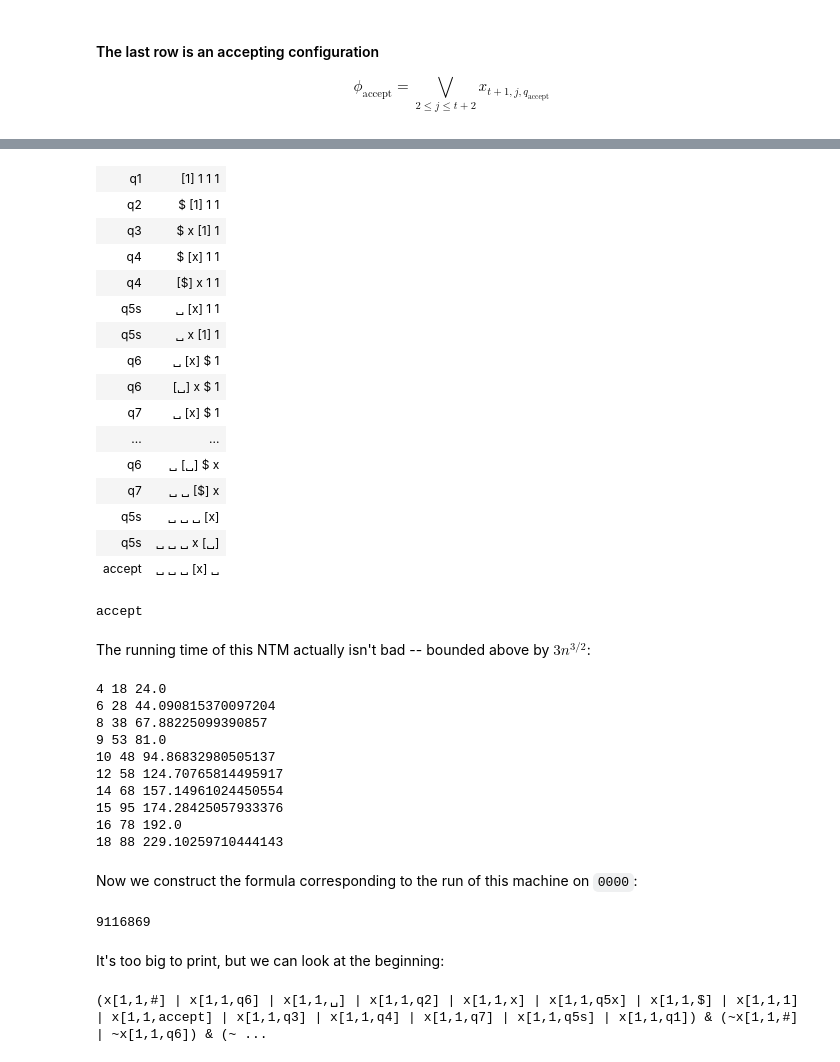
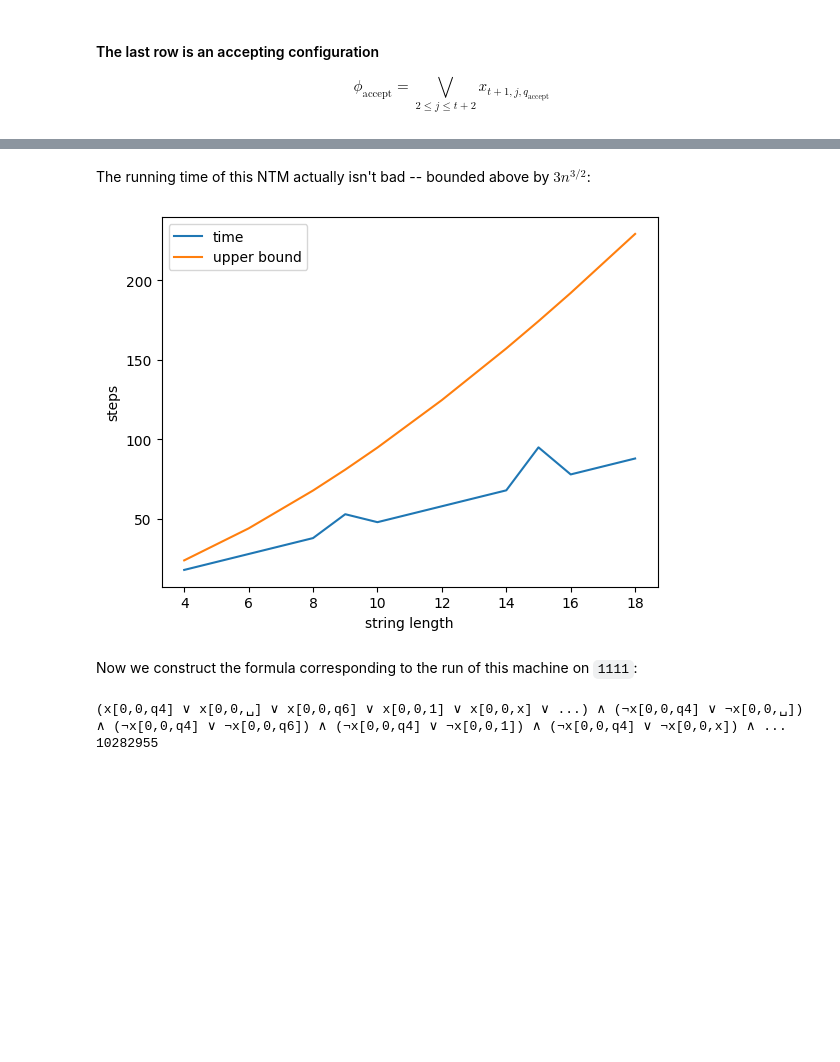
Before and after one commit to ND-CSE-30151/spring-2025, a Jupyter notebook: notes/30-cooklevin.ipynb, the cells around one changed output, grey strips where cells are left out. Drawn from its saved outputs; the diff is of its cells as text; code cells hidden in the pictures; blank space fills up the shorter version.

```diff
--- a/notes/30-cooklevin.ipynb
+++ b/notes/30-cooklevin.ipynb
@@ -139,2 +180,0 @@ m
-# %%
-run(m, ["1"]*4)
@@ -143,52 +181,30 @@ run(m, ["1"]*4)
-# %%
-run(m, ["1"]*4).shortest_path()
-# %% [output]
-| q1 | [1] 1 1 1 |
-| q2 | $ [1] 1 1 |
-| q3 | $ x [1] 1 |
-| q4 | $ [x] 1 1 |
-| q4 | [$] x 1 1 |
-| q5s | ␣ [x] 1 1 |
-| q5s | ␣ x [1] 1 |
-| q6 | ␣ [x] $ 1 |
-| q6 | [␣] x $ 1 |
-| q7 | ␣ [x] $ 1 |
-| ... | ... |
-| q6 | ␣ [␣] $ x |
-| q7 | ␣ ␣ [$] x |
-| q5s | ␣ ␣ ␣ [x] |
-| q5s | ␣ ␣ ␣ x [␣] |
-| accept | ␣ ␣ ␣ [x] ␣ |
-accept
 # %% [markdown]
 The running time of this NTM actually isn't bad -- bounded above by $3n^{3/2}$:
 # %%
-# Print n, actual running time, upper bound on running time
+# Plot n, actual running time, upper bound on running time
+lens = []
+times = []
+bounds = []
 for n in range(20):
     r = run(m, ["1"] * n)
     if r.has_path():
-        print(n, len(r.shortest_path()), 3*n**1.5)
+        lens.append(n)
+        times.append(len(r.shortest_path()))
+        bounds.append(3*n**1.5)
+plt.plot(lens, times, label="time")
+plt.plot(lens, bounds, label="upper bound")
+plt.xlabel("string length")
+plt.ylabel("steps")
+plt.legend()
+plt.show()
 # %% [output]
-4 18 24.0
-6 28 44.090815370097204
-8 38 67.88225099390857
-9 53 81.0
-10 48 94.86832980505137
-12 58 124.70765814495917
-14 68 157.14961024450554
-15 95 174.28425057933376
-16 78 192.0
-18 88 229.10259710444143
+[figure, added]
 # %% [markdown]
-Now we construct the formula corresponding to the run of this machine on `0000`:
+Now we construct the formula corresponding to the run of this machine on `1111`:
 # %%
-phi = make_phi(m, ["1"]*4, 24)
+phi = make_formula(m, w, 24)
+print(phi.pretty()) # abbreviated version of phi
 print(phi.size()) # number of variables and operators in phi
 # %% [output]
-9116869
+(x[0,0,q4] ∨ x[0,0,␣] ∨ x[0,0,q6] ∨ x[0,0,1] ∨ x[0,0,x] ∨ ...) ∧ (¬x[0,0,q4] ∨ ¬x[0,0,␣]) ∧ (¬x[0,0,q4] ∨ ¬x[0,0,q6]) ∧ (¬x[0,0,q4] ∨ ¬x[0,0,1]) ∧ (¬x[0,0,q4] ∨ ¬x[0,0,x]) ∧ ...
+10282955
-# %% [markdown]
-It's too big to print, but we can look at the beginning:
-# %%
-print(str(phi)[:1000], '...')
-# %% [output]
-(x[1,1,#] | x[1,1,q6] | x[1,1,␣] | x[1,1,q2] | x[1,1,x] | x[1,1,q5x] | x[1,1,$] | x[1,1,1] | x[1,1,accept] | x[1,1,q3] | x[1,1,q4] | x[1,1,q7] | x[1,1,q5s] | x[1,1,q1]) & (~x[1,1,#] | ~x[1,1,q6]) & (~ ...
```
Also changed, not shown: parts of 20 cells of this notebook.
